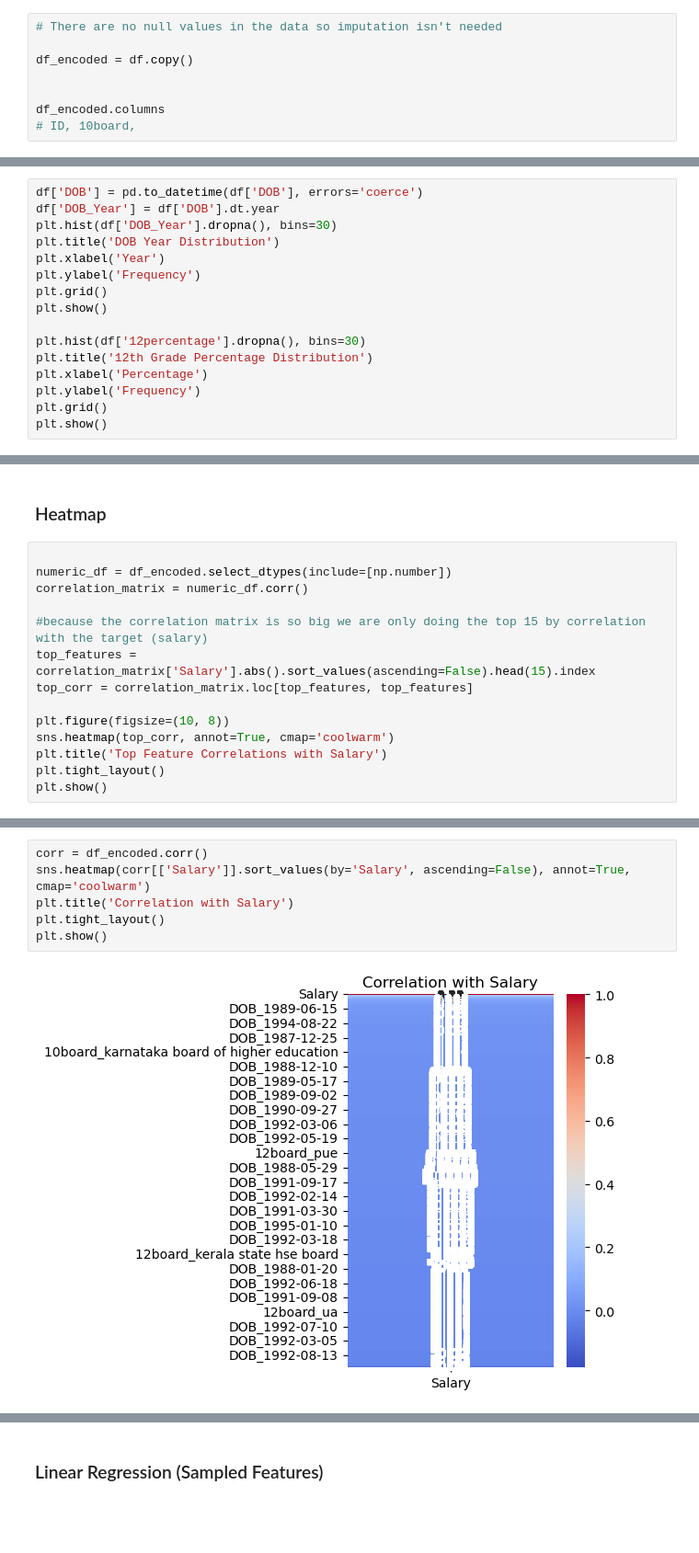
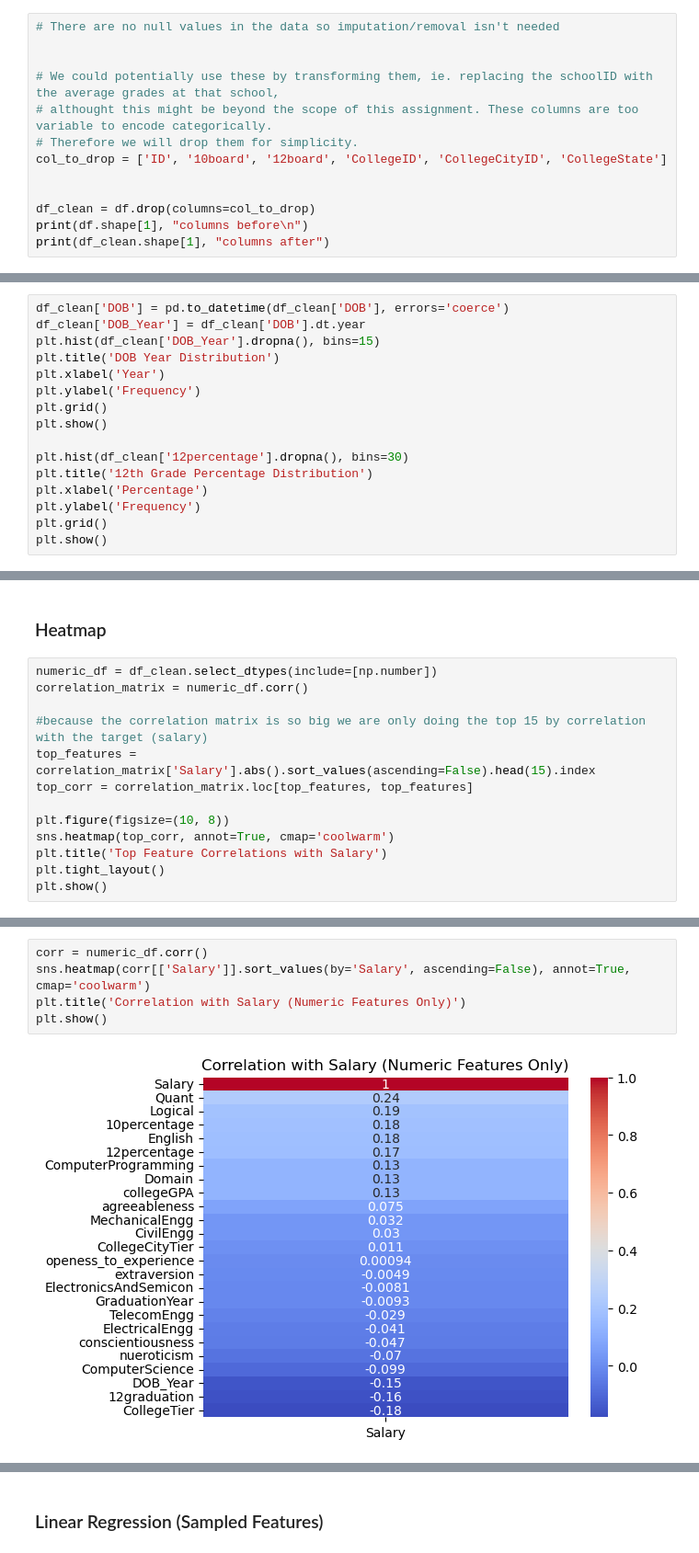
Before and after one commit to thomasbritnell/NTNProjects, a Jupyter notebook: NeuralNets/Assignment 1/Neural_Network_Assignment1.ipynb, the cells around one changed output, grey strips where cells are left out. Shown at 92% size. Saved outputs shown, nothing was run; the diff lists cells and outputs as text; blank space fills up the shorter version.

Commit message:
nn add different data prep

```diff
--- a/NeuralNets/Assignment 1/Neural_Network_Assignment1.ipynb
+++ b/NeuralNets/Assignment 1/Neural_Network_Assignment1.ipynb
@@ -66,11 +66,16 @@ plt.show()
 # %% [markdown]
 ### Data Cleaning
 # %%
-# There are no null values in the data so imputation isn't needed
-
-df_encoded = df.copy()
+# There are no null values in the data so imputation/removal isn't needed
 
 
-df_encoded.columns
-# ID, 10board,
+# We could potentially use these by transforming them, ie. replacing the schoolID with the average grades at that school,
+# althought this might be beyond the scope of this assignment. These columns are too variable to encode categorically.
+# Therefore we will drop them for simplicity.
+col_to_drop = ['ID', '10board', '12board', 'CollegeID', 'CollegeCityID', 'CollegeState']
+
+
+df_clean = df.drop(columns=col_to_drop)
+print(df.shape[1], "columns before\n")
+print(df_clean.shape[1], "columns after")
 # %% [output]
@@ -86,16 +85,16 @@ Index(['ID', 'Gender', 'DOB', '10percentage', '10board', '12graduation',
 # %% [markdown]
 ### Visualizations: DOB and 12percentage Distributions
 # %%
-df['DOB'] = pd.to_datetime(df['DOB'], errors='coerce')
-df['DOB_Year'] = df['DOB'].dt.year
-plt.hist(df['DOB_Year'].dropna(), bins=30)
+df_clean['DOB'] = pd.to_datetime(df_clean['DOB'], errors='coerce')
+df_clean['DOB_Year'] = df_clean['DOB'].dt.year
+plt.hist(df_clean['DOB_Year'].dropna(), bins=15)
 plt.title('DOB Year Distribution')
 plt.xlabel('Year')
 plt.ylabel('Frequency')
 plt.grid()
 plt.show()
 
-plt.hist(df['12percentage'].dropna(), bins=30)
+plt.hist(df_clean['12percentage'].dropna(), bins=30)
 plt.title('12th Grade Percentage Distribution')
 plt.xlabel('Percentage')
 plt.ylabel('Frequency')
@@ -109,8 +108,7 @@ plt.show()
 # %% [markdown]
 ### Heatmap
 # %%
-
-numeric_df = df_encoded.select_dtypes(include=[np.number])
+numeric_df = df_clean.select_dtypes(include=[np.number])
 correlation_matrix = numeric_df.corr()
 
 #because the correlation matrix is so big we are only doing the top 15 by correlation with the target (salary)
@@ -127,8 +125,7 @@ plt.show()
 # %%
-corr = df_encoded.corr()
+corr = numeric_df.corr()
 sns.heatmap(corr[['Salary']].sort_values(by='Salary', ascending=False), annot=True, cmap='coolwarm')
-plt.title('Correlation with Salary')
-plt.tight_layout()
+plt.title('Correlation with Salary (Numeric Features Only)')
 plt.show()
 # %% [output]
-[figure, old version]
+[figure, new version]
```
Also changed, not shown: parts of 8 cells of this notebook.
